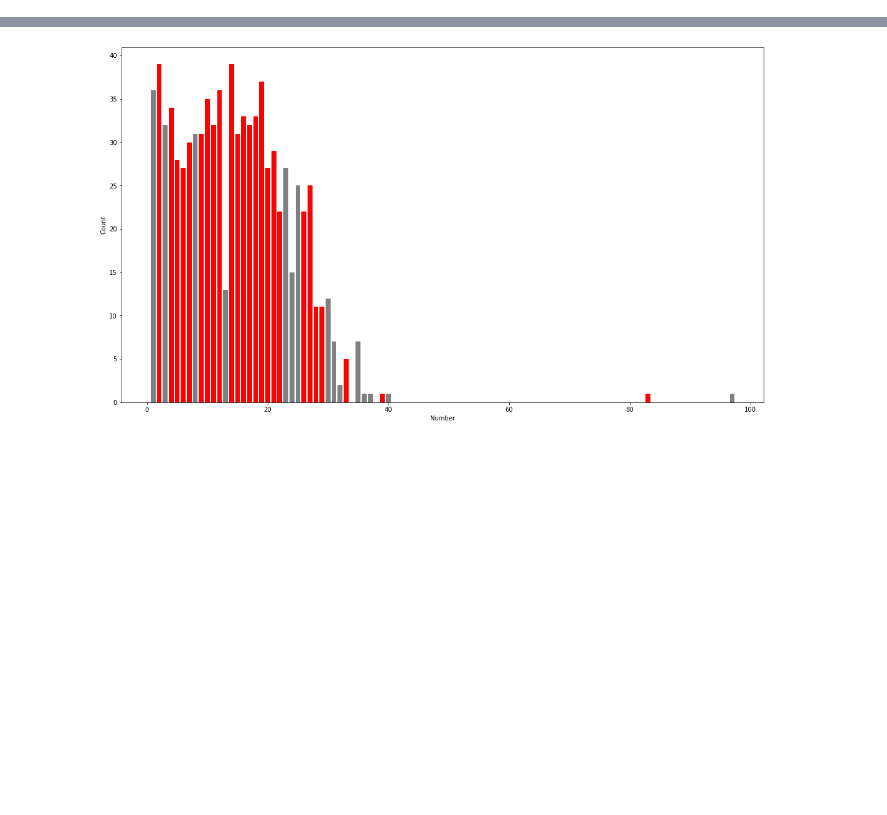
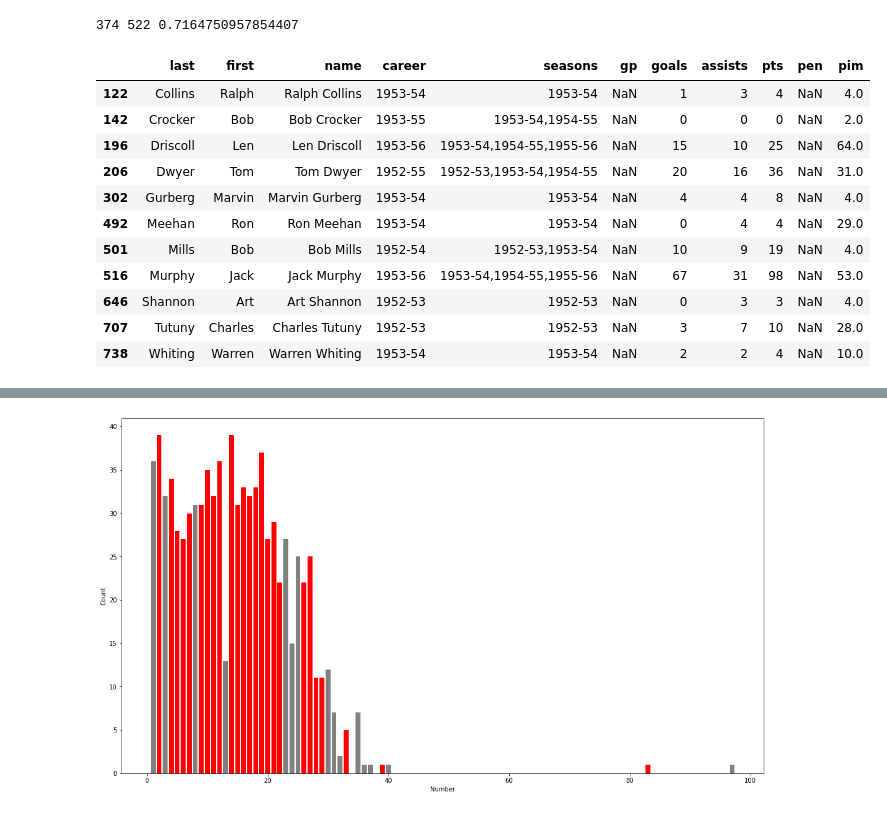
Before and after one commit to redsoxfan2194/buhockeystats, a Jupyter notebook: iPythonNoteBooks/BU Record Book-Testing Ground.ipynb, the cells around one changed output, grey strips where cells are left out. Drawn from its saved outputs; the diff is of its cells as text; code cells hidden in the pictures; blank space fills up the shorter version.

```diff
--- a/iPythonNoteBooks/BU Record Book-Clean.ipynb
+++ b/iPythonNoteBooks/BU Record Book-Testing Ground.ipynb
@@ -2105,0 +2167,26 @@ From:  ['1965', '1979']
+# %%
+beanpots=[1958, 1966, 1967, 1968, 1970, 1971, 1972, 1973, 1975, 1978, 1979, 1982, 1986, 1987, 1990, 1991, 1992, 1995, 1996, 1997, 1998, 1999, 2000, 2002, 2003, 2005, 2006, 2007, 2009, 2015, 2022]
+beanpotsSeas=[str(x-1) for x in beanpots]
+x=pd.DataFrame()
+for i in beanpotsSeas:
+    x=x.append(dfSkateMens.loc[dfSkateMens['seasons'].str.contains(i)])
+beanwinners=len(x.groupby('name').count().index)
+beanplayers=(len(dfSkateMens.loc[dfSkateMens['seasons'].str[:4].astype(int)>=1952].index))
+print(beanwinners,beanplayers,beanwinners/beanplayers)
+# %% [output]
+374 522 0.7164750957854407
+# %%
+dfSkateMens.loc[(dfSkateMens['seasons'].str[:4].astype(int)>=1952) & (dfSkateMens['seasons'].str[:4].astype(int)<1954)]
+# %% [output]
+|  | last | first | name | career | seasons | gp | goals | assists | pts | pen | pim |
+| 122 | Collins | Ralph | Ralph Collins | 1953-54 | 1953-54 | NaN | 1 | 3 | 4 | NaN | 4.0 |
+| 142 | Crocker | Bob | Bob Crocker | 1953-55 | 1953-54,1954-55 | NaN | 0 | 0 | 0 | NaN | 2.0 |
+| 196 | Driscoll | Len | Len Driscoll | 1953-56 | 1953-54,1954-55,1955-56 | NaN | 15 | 10 | 25 | NaN | 64.0 |
+| 206 | Dwyer | Tom | Tom Dwyer | 1952-55 | 1952-53,1953-54,1954-55 | NaN | 20 | 16 | 36 | NaN | 31.0 |
+| 302 | Gurberg | Marvin | Marvin Gurberg | 1953-54 | 1953-54 | NaN | 4 | 4 | 8 | NaN | 4.0 |
+| 492 | Meehan | Ron | Ron Meehan | 1953-54 | 1953-54 | NaN | 0 | 4 | 4 | NaN | 29.0 |
+| 501 | Mills | Bob | Bob Mills | 1952-54 | 1952-53,1953-54 | NaN | 10 | 9 | 19 | NaN | 4.0 |
+| 516 | Murphy | Jack | Jack Murphy | 1953-56 | 1953-54,1954-55,1955-56 | NaN | 67 | 31 | 98 | NaN | 53.0 |
+| 646 | Shannon | Art | Art Shannon | 1952-53 | 1952-53 | NaN | 0 | 3 | 3 | NaN | 4.0 |
+| 707 | Tutuny | Charles | Charles Tutuny | 1952-53 | 1952-53 | NaN | 3 | 7 | 10 | NaN | 28.0 |
+| 738 | Whiting | Warren | Warren Whiting | 1953-54 | 1953-54 | NaN | 2 | 2 | 4 | NaN | 10.0 |
```
Also changed, not shown: parts of 6 cells of this notebook, 3 other files.
